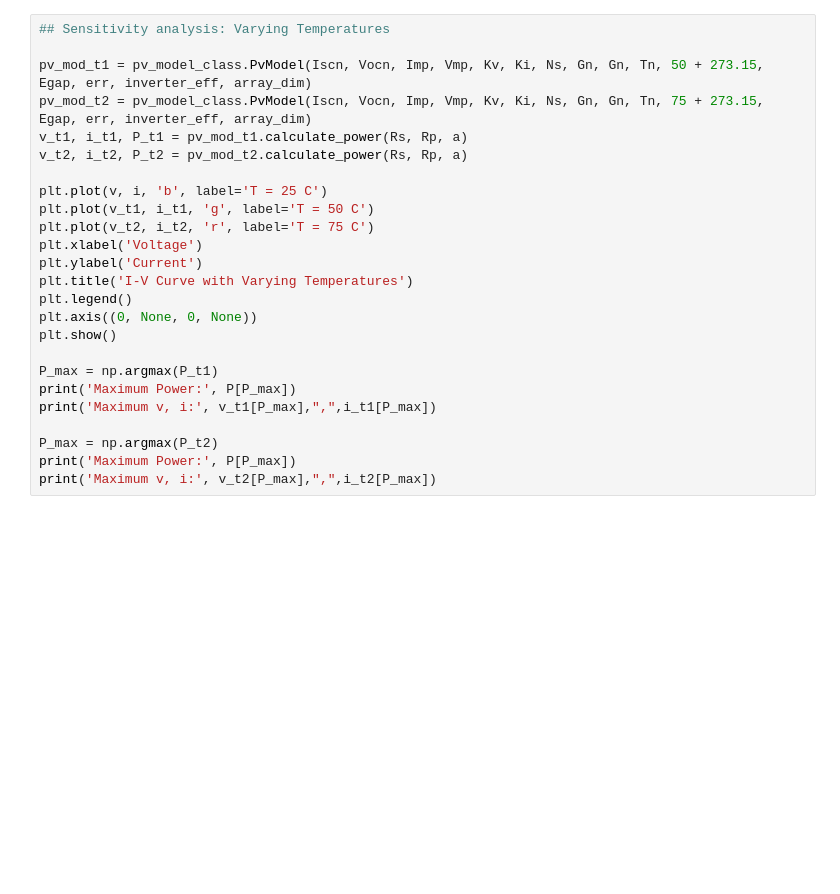
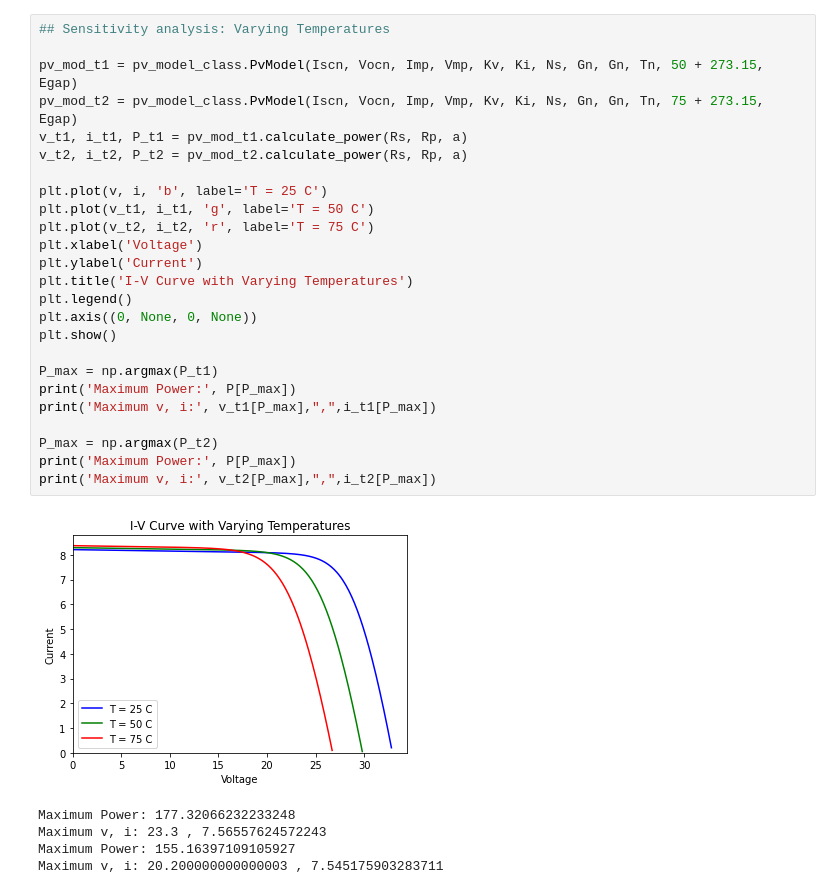
Before and after one commit to margot03/InSIGHT, a Jupyter notebook: insight/pv_model/demo/PV_model_demo.ipynb, the cells around one changed output. Saved outputs shown, nothing was run; the diff lists cells and outputs as text; blank space fills up the shorter version.

```diff
--- a/insight/pv_model/demo/PV_model_demo.ipynb
+++ b/insight/pv_model/demo/PV_model_demo.ipynb
@@ -74,26 +70,32 @@ NameError: name 'err' is not defined
 # %%
 ## Sensitivity analysis: Varying Temperatures
 
-pv_mod_t1 = pv_model_class.PvModel(Iscn, Vocn, Imp, Vmp, Kv, Ki, Ns, Gn, Gn, Tn, 50 + 273.15, Egap, err, inverter_eff, array_dim)
-pv_mod_t2 = pv_model_class.PvModel(Iscn, Vocn, Imp, Vmp, Kv, Ki, Ns, Gn, Gn, Tn, 75 + 273.15, Egap, err, inverter_eff, array_dim)
+pv_mod_t1 = pv_model_class.PvModel(Iscn, Vocn, Imp, Vmp, Kv, Ki, Ns, Gn, Gn, Tn, 50 + 273.15, Egap)
+pv_mod_t2 = pv_model_class.PvModel(Iscn, Vocn, Imp, Vmp, Kv, Ki, Ns, Gn, Gn, Tn, 75 + 273.15, Egap)
 v_t1, i_t1, P_t1 = pv_mod_t1.calculate_power(Rs, Rp, a)
 v_t2, i_t2, P_t2 = pv_mod_t2.calculate_power(Rs, Rp, a)
 
 plt.plot(v, i, 'b', label='T = 25 C')
 plt.plot(v_t1, i_t1, 'g', label='T = 50 C')
 plt.plot(v_t2, i_t2, 'r', label='T = 75 C')
 plt.xlabel('Voltage')
 plt.ylabel('Current')
 plt.title('I-V Curve with Varying Temperatures')
 plt.legend()
 plt.axis((0, None, 0, None))
 plt.show()
 
 P_max = np.argmax(P_t1)
 print('Maximum Power:', P[P_max])
 print('Maximum v, i:', v_t1[P_max],",",i_t1[P_max])
 
 P_max = np.argmax(P_t2)
 print('Maximum Power:', P[P_max])
 print('Maximum v, i:', v_t2[P_max],",",i_t2[P_max])
+# %% [output]
+[figure, added]
+Maximum Power: 177.32066232233248
+Maximum v, i: 23.3 , 7.56557624572243
+Maximum Power: 155.16397109105927
+Maximum v, i: 20.200000000000003 , 7.545175903283711
 # %%
```
Also changed, not shown: parts of 6 cells of this notebook, 3 other files.
